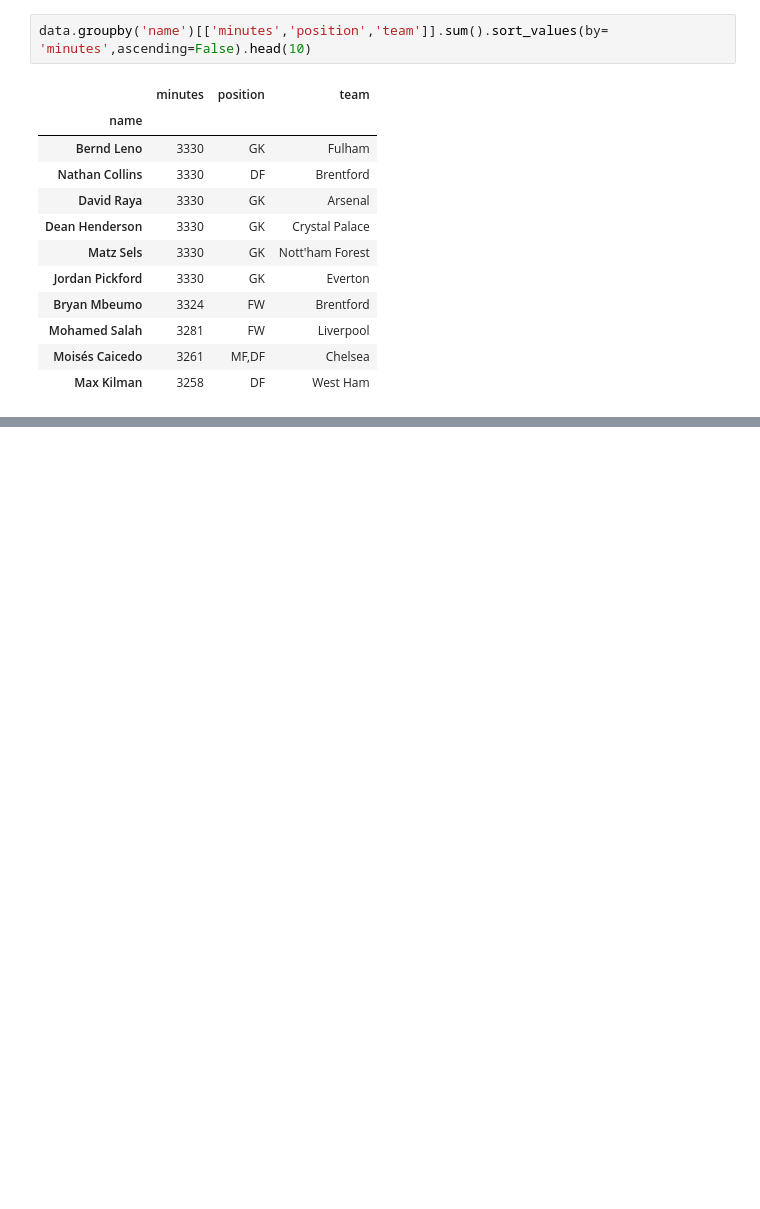
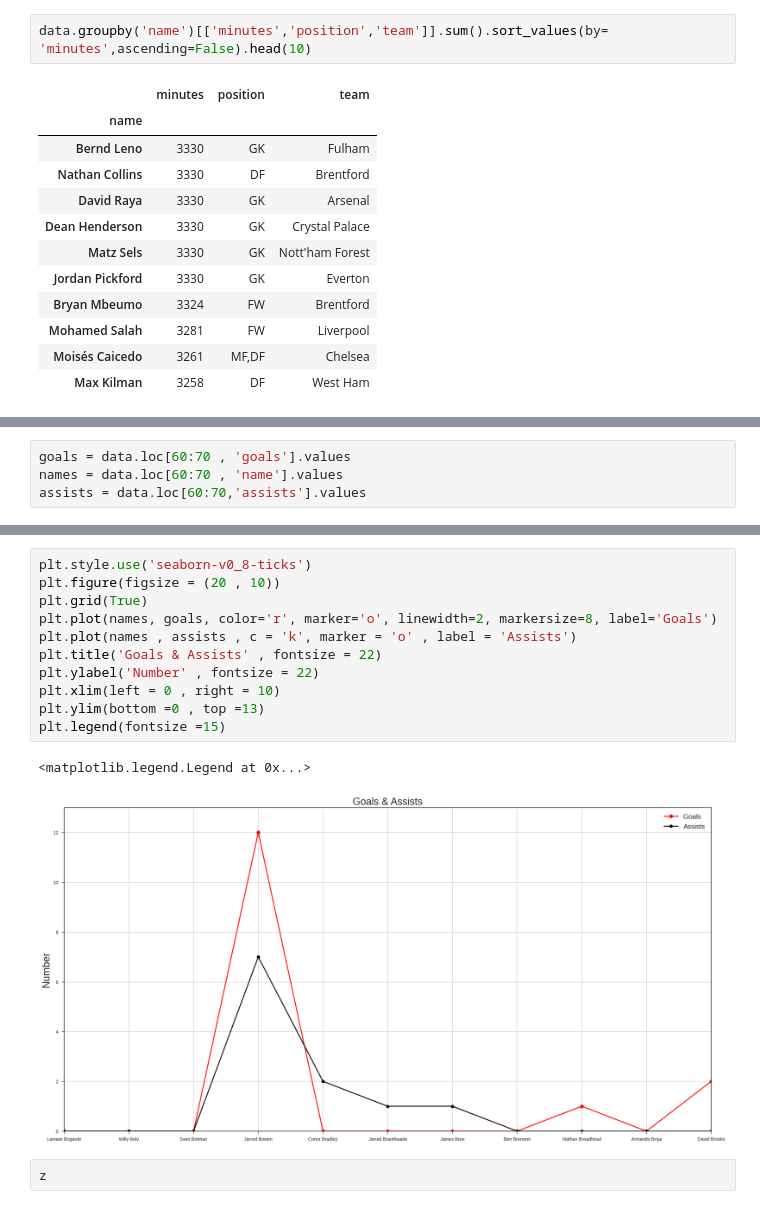
Before and after one commit to seifeldin36/fitness-center-system, a Jupyter notebook: prem.ipynb, the cells around one changed output, grey strips where cells are left out. Cells and saved outputs as stored; diff of their text form; blank space fills up the shorter version.

```diff
--- a/prem.ipynb
+++ b/prem.ipynb
@@ -307,0 +375,4 @@ data.describe()
+# %%
+goals = data.loc[60:70 , 'goals'].values
+names = data.loc[60:70 , 'name'].values
+assists = data.loc[60:70,'assists'].values
@@ -307,0 +399,16 @@ data.describe()
+# %%
+plt.style.use('seaborn-v0_8-ticks')
+plt.figure(figsize = (20 , 10))
+plt.grid(True)
+plt.plot(names, goals, color='r', marker='o', linewidth=2, markersize=8, label='Goals')
+plt.plot(names , assists , c = 'k', marker = 'o' , label = 'Assists')
+plt.title('Goals & Assists' , fontsize = 22)
+plt.ylabel('Number' , fontsize = 22)
+plt.xlim(left = 0 , right = 10)
+plt.ylim(bottom =0 , top =13)
+plt.legend(fontsize =15)
+# %% [output]
+<matplotlib.legend.Legend at 0x...>
+[figure, added]
+# %%
+z
```
Also changed, not shown: parts of 9 cells of this notebook.
